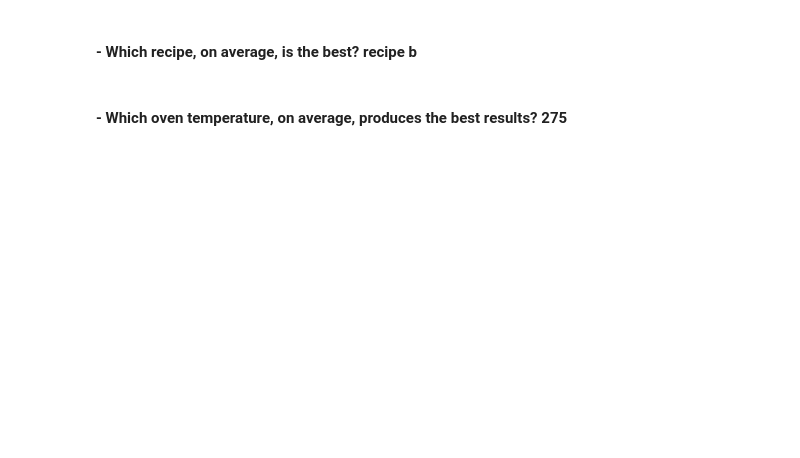
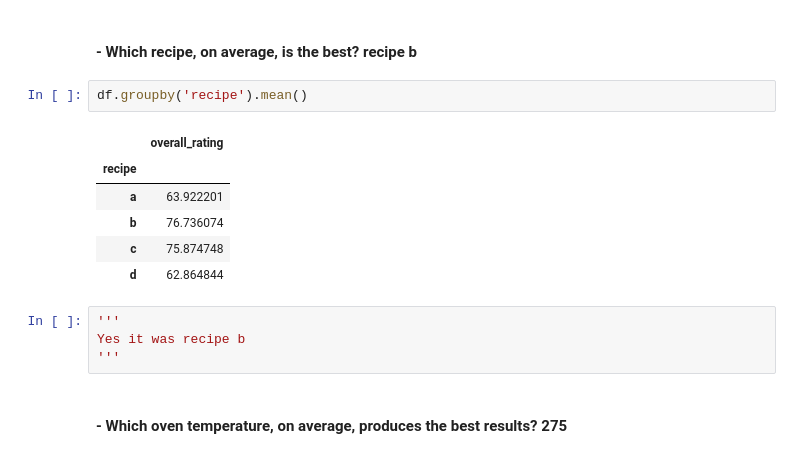
Before and after one commit to CSolitaire/classification-exercises, a Jupyter notebook: tidy_data.ipynb, the cells around one changed output. Saved outputs shown, nothing was run; the diff lists cells and outputs as text; blank space fills up the shorter version.

```diff
--- a/tidy_data.ipynb
+++ b/tidy_data.ipynb
@@ -172,4 +174,17 @@ df
 # %% [markdown]
 #### - Which recipe, on average, is the best? recipe b
+# %%
+df.groupby('recipe').mean()
+# %% [output]
+|  | overall_rating |
+| recipe |  |
+| a | 63.922201 |
+| b | 76.736074 |
+| c | 75.874748 |
+| d | 62.864844 |
+# %%
+'''
+Yes it was recipe b
+'''
 # %% [markdown]
 #### - Which oven temperature, on average, produces the best results? 275
```
Also changed, not shown: parts of 6 cells of this notebook.
